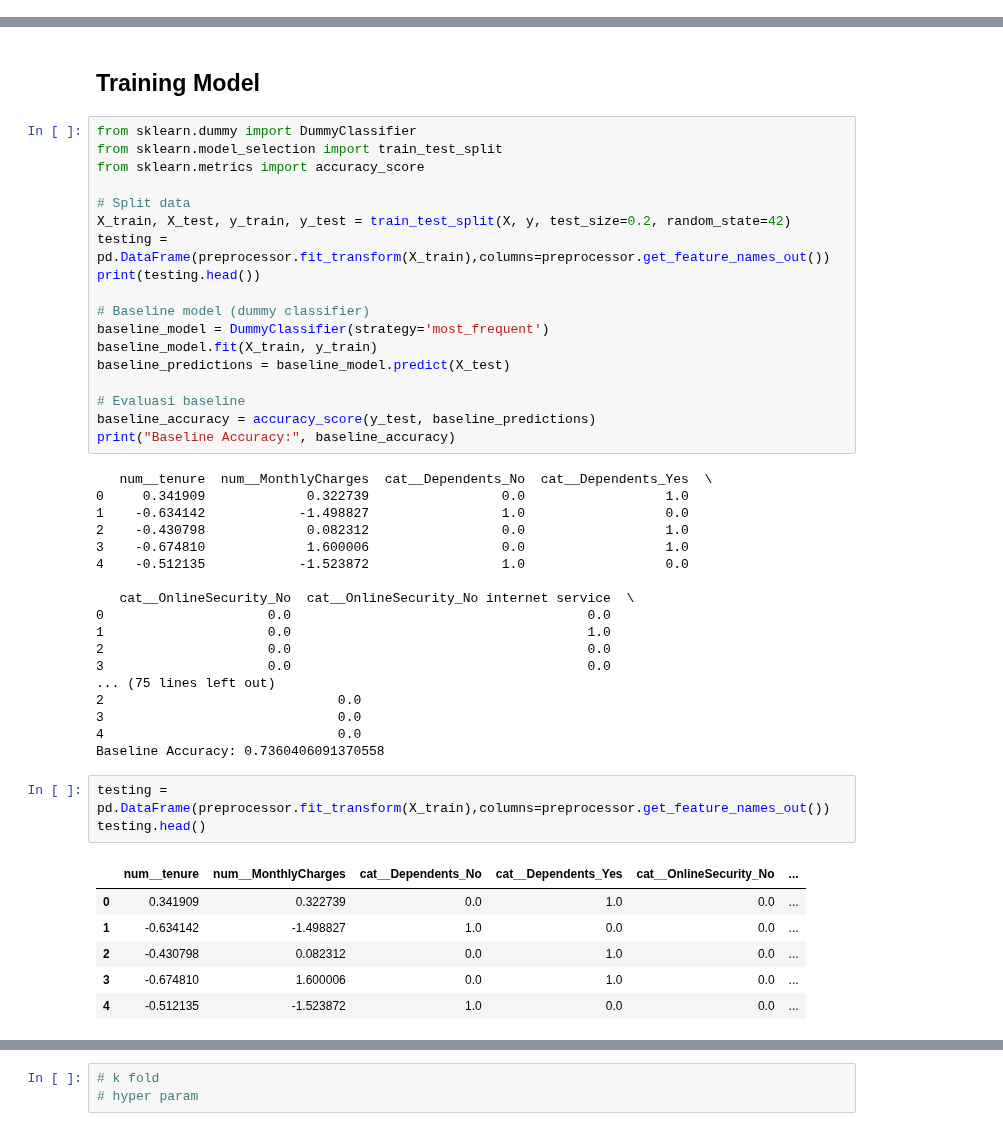
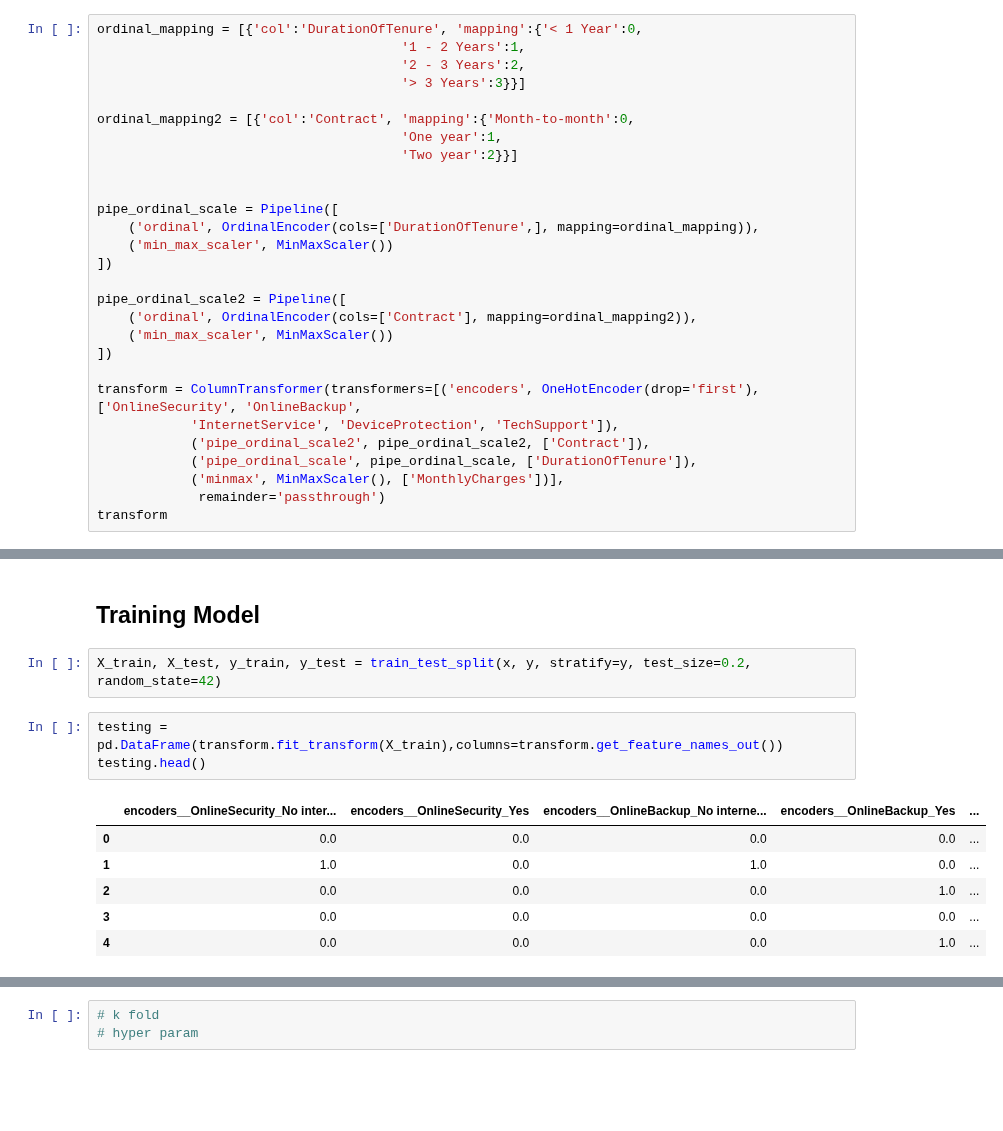
Before and after one commit to fahdmuchammad/Capstone-3-Purwadhika-Machine-learning, a Jupyter notebook: Capstone_3_Muchammad Fahd_Telco.ipynb, the cells around one changed output, grey strips where cells are left out. Drawn from its saved outputs; the diff is of its cells as text; blank space fills up the shorter version.

```diff
--- a/Capstone_3_Muchammad Fahd_Telco.ipynb
+++ b/Capstone_3_Muchammad Fahd_Telco.ipynb
@@ -468,0 +481,28 @@ ColumnTransformer(transformers=[('num', StandardScaler(),
+# %%
+ordinal_mapping = [{'col':'DurationOfTenure', 'mapping':{'< 1 Year':0,
+                                       '1 - 2 Years':1,
+                                       '2 - 3 Years':2,
+                                       '> 3 Years':3}}]
+
+ordinal_mapping2 = [{'col':'Contract', 'mapping':{'Month-to-month':0,
+                                       'One year':1,
+                                       'Two year':2}}]
+
+
+pipe_ordinal_scale = Pipeline([
+    ('ordinal', OrdinalEncoder(cols=['DurationOfTenure',], mapping=ordinal_mapping)),
+    ('min_max_scaler', MinMaxScaler())
+])
+
+pipe_ordinal_scale2 = Pipeline([
+    ('ordinal', OrdinalEncoder(cols=['Contract'], mapping=ordinal_mapping2)),
+    ('min_max_scaler', MinMaxScaler())
+])
+
+transform = ColumnTransformer(transformers=[('encoders', OneHotEncoder(drop='first'), ['OnlineSecurity', 'OnlineBackup',
+            'InternetService', 'DeviceProtection', 'TechSupport']),
+            ('pipe_ordinal_scale2', pipe_ordinal_scale2, ['Contract']),
+            ('pipe_ordinal_scale', pipe_ordinal_scale, ['DurationOfTenure']),
+            ('minmax', MinMaxScaler(), ['MonthlyCharges'])],
+             remainder='passthrough')
+transform
@@ -470,49 +528,15 @@ ColumnTransformer(transformers=[('num', StandardScaler(),
 ### Splitting Data
 # %% [markdown]
 ## Training Model
-# %%
-from sklearn.dummy import DummyClassifier
-from sklearn.model_selection import train_test_split
-from sklearn.metrics import accuracy_score
-
-# Split data
-X_train, X_test, y_train, y_test = train_test_split(X, y, test_size=0.2, random_state=42)
-testing = pd.DataFrame(preprocessor.fit_transform(X_train),columns=preprocessor.get_feature_names_out())
-print(testing.head())
-
-# Baseline model (dummy classifier)
-baseline_model = DummyClassifier(strategy='most_frequent')
-baseline_model.fit(X_train, y_train)
-baseline_predictions = baseline_model.predict(X_test)
-
-# Evaluasi baseline
-baseline_accuracy = accuracy_score(y_test, baseline_predictions)
-print("Baseline Accuracy:", baseline_accuracy)
-# %% [output]
-   num__tenure  num__MonthlyCharges  cat__Dependents_No  cat__Dependents_Yes  \
-0     0.341909             0.322739                 0.0                  1.0
-1    -0.634142            -1.498827                 1.0                  0.0
-2    -0.430798             0.082312                 0.0                  1.0
-3    -0.674810             1.600006                 0.0                  1.0
-4    -0.512135            -1.523872                 1.0                  0.0
-
-   cat__OnlineSecurity_No  cat__OnlineSecurity_No internet service  \
-0                     0.0                                      0.0
-1                     0.0                                      1.0
-2                     0.0                                      0.0
-3                     0.0                                      0.0
-... (75 lines left out)
-2                              0.0
-3                              0.0
-4                              0.0
-Baseline Accuracy: 0.7360406091370558
+# %%
+X_train, X_test, y_train, y_test = train_test_split(x, y, stratify=y, test_size=0.2, random_state=42)
 # %%
-testing = pd.DataFrame(preprocessor.fit_transform(X_train),columns=preprocessor.get_feature_names_out())
+testing = pd.DataFrame(transform.fit_transform(X_train),columns=transform.get_feature_names_out())
 testing.head()
 # %% [output]
-|  | num__tenure | num__MonthlyCharges | cat__Dependents_No | cat__Dependents_Yes | cat__OnlineSecurity_No | ... |
-| 0 | 0.341909 | 0.322739 | 0.0 | 1.0 | 0.0 | ... |
-| 1 | -0.634142 | -1.498827 | 1.0 | 0.0 | 0.0 | ... |
-| 2 | -0.430798 | 0.082312 | 0.0 | 1.0 | 0.0 | ... |
-| 3 | -0.674810 | 1.600006 | 0.0 | 1.0 | 0.0 | ... |
-| 4 | -0.512135 | -1.523872 | 1.0 | 0.0 | 0.0 | ... |
+|  | encoders__OnlineSecurity_No inter... | encoders__OnlineSecurity_Yes | encoders__OnlineBackup_No interne... | encoders__OnlineBackup_Yes | ... |
+| 0 | 0.0 | 0.0 | 0.0 | 0.0 | ... |
+| 1 | 1.0 | 0.0 | 1.0 | 0.0 | ... |
+| 2 | 0.0 | 0.0 | 0.0 | 1.0 | ... |
+| 3 | 0.0 | 0.0 | 0.0 | 0.0 | ... |
+| 4 | 0.0 | 0.0 | 0.0 | 1.0 | ... |
```
Also changed, not shown: parts of 18 cells of this notebook.
